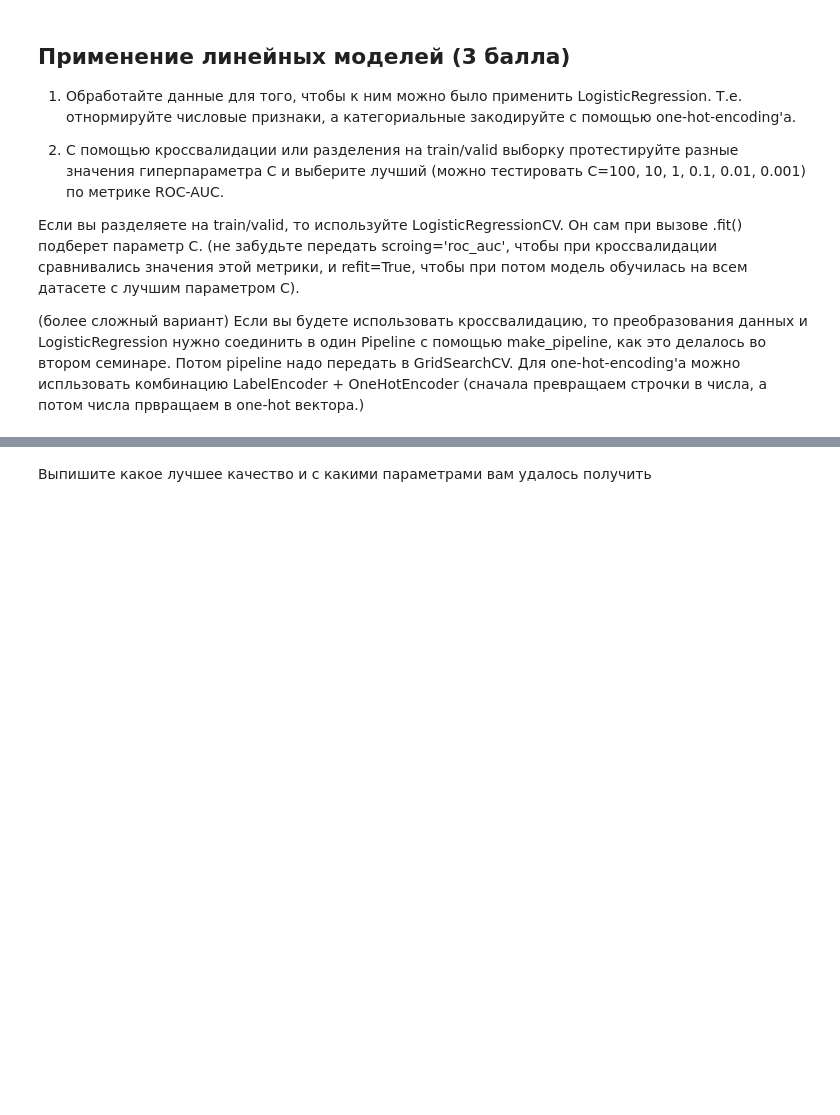
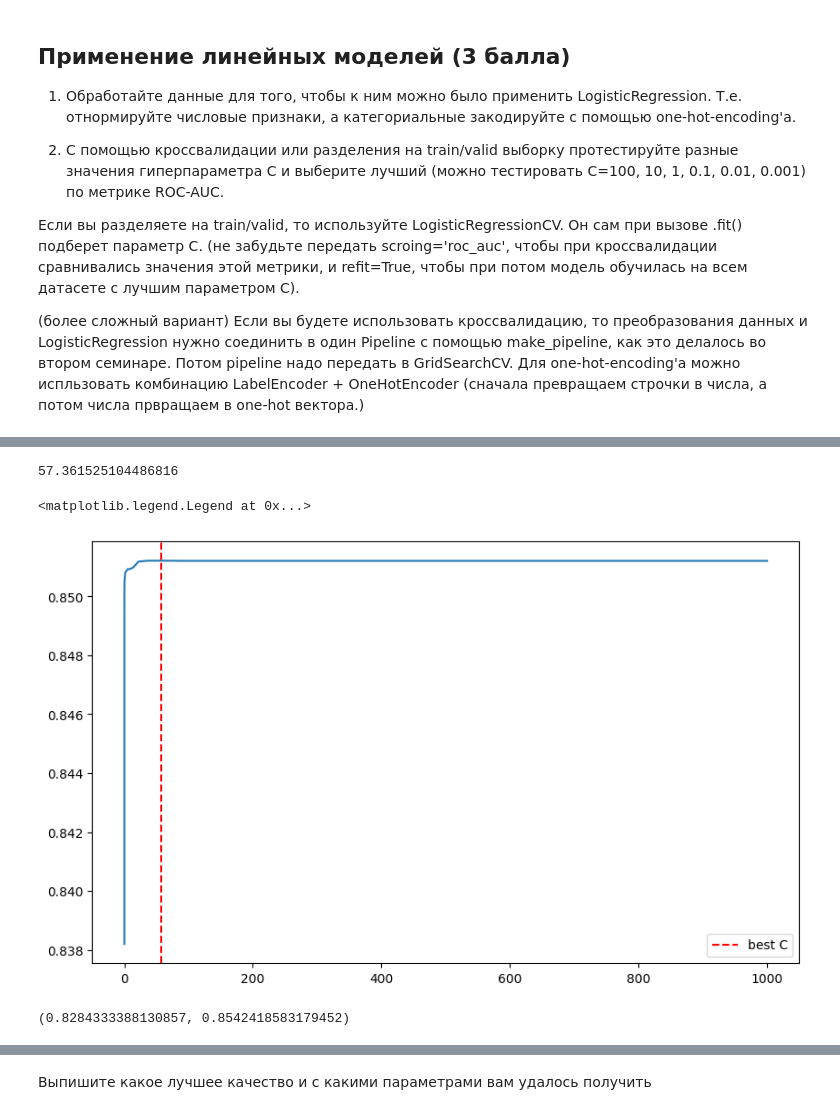
Before and after one commit to rscr1/deep-learning-school, a Jupyter notebook: 07_homework_Churn_Kaggle_competition/baseline.ipynb, the cells around one changed output, grey strips where cells are left out. Cells and saved outputs as stored; diff of their text form; code cells hidden in the pictures; blank space fills up the shorter version.

```diff
--- a/07_homework_Churn_Kaggle_competition/baseline.ipynb
+++ b/07_homework_Churn_Kaggle_competition/baseline.ipynb
@@ -133,0 +338,10 @@ from sklearn.pipeline import make_pipeline
+# %%
+X_train[numeric_cols] = ss.fit_transform(X_train[numeric_cols])
+X_val[numeric_cols] = ss.transform(X_val[numeric_cols])
+X_test[numeric_cols] = ss.transform(X_test[numeric_cols])
+# %%
+Cs = np.logspace(-3, 3, 30)
+# %%
+lgcv = LogisticRegressionCV(Cs=Cs, random_state=42, scoring='roc_auc')
+# %%
+lgcv.fit(X_train, y_train)
@@ -133,0 +358,12 @@ from sklearn.pipeline import make_pipeline
+# %%
+lgcv.C_[0]
+# %% [output]
+57.361525104486816
+# %%
+plt.figure(figsize=(10, 6))
+sns.lineplot(y=lgcv.scores_[1].mean(axis=0), x=lgcv.Cs_)
+plt.axvline(lgcv.C_, ls='--', color='r', label='best C')
+plt.legend()
+# %% [output]
+<matplotlib.legend.Legend at 0x...>
+[figure, added]
@@ -133,0 +373,6 @@ from sklearn.pipeline import make_pipeline
+# %%
+roc1_val = roc_auc_score(y_val, y_pred_lgcv_val)
+roc1_train = roc_auc_score(y_train, y_pred_lgcv_train)
+roc1_val, roc1_train
+# %% [output]
+(0.8284333388130857, 0.8542418583179452)
```
Also changed, not shown: parts of 47 cells of this notebook, 5 other files.
